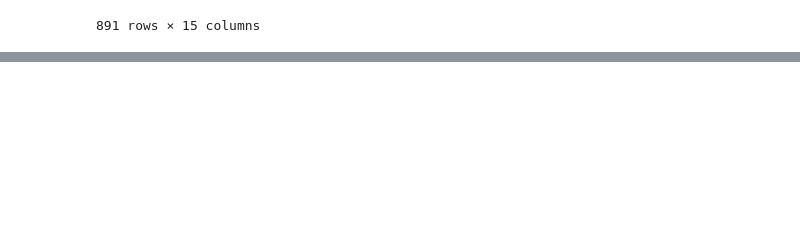
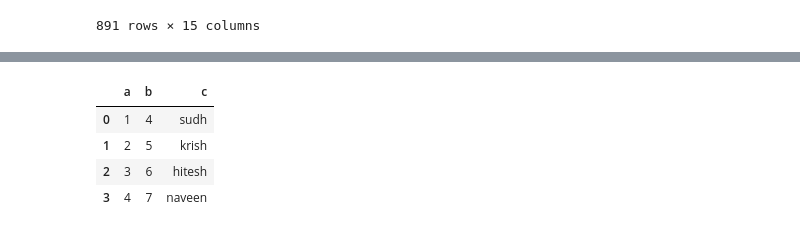
Before and after one commit to interrupted-dev/alpha, a Jupyter notebook: Pandas.ipynb, the cells around one changed output, grey strips where cells are left out. Drawn from its saved outputs; the diff is of its cells as text; code cells hidden in the pictures; blank space fills up the shorter version.

```diff
--- a/Pandas.ipynb
+++ b/Pandas.ipynb
@@ -1890,0 +1909,9 @@ df
+# %%
+df = pd.DataFrame(data = {
+    'a':[1,2,3,4],
+    'b':[4,5,6,7],
+    'c':['sudh','krish','hitesh','naveen']
+
+})
+# %%
+df.set_index('a',inplace=True)
@@ -1890,0 +1927,10 @@ df
+# %%
+df.reset_index(inplace=True)
+# %%
+df
+# %% [output]
+|  | a | b | c |
+| 0 | 1 | 4 | sudh |
+| 1 | 2 | 5 | krish |
+| 2 | 3 | 6 | hitesh |
+| 3 | 4 | 7 | naveen |
```
Also changed, not shown: parts of 16 cells of this notebook.
